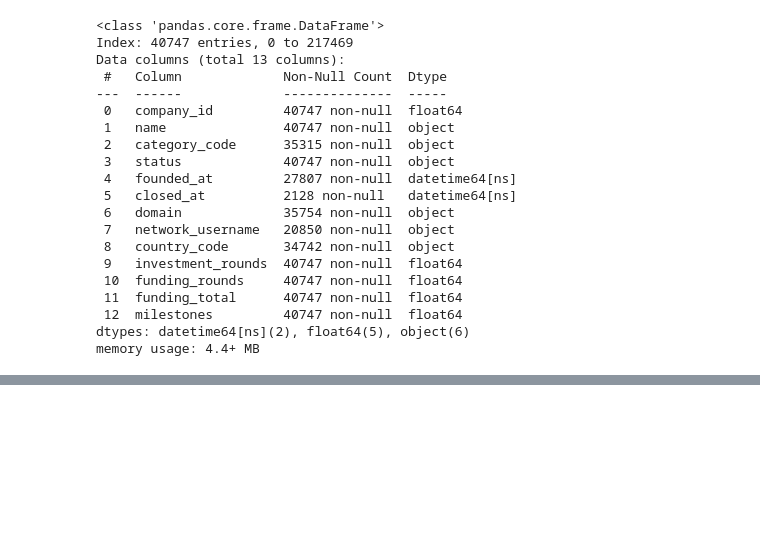
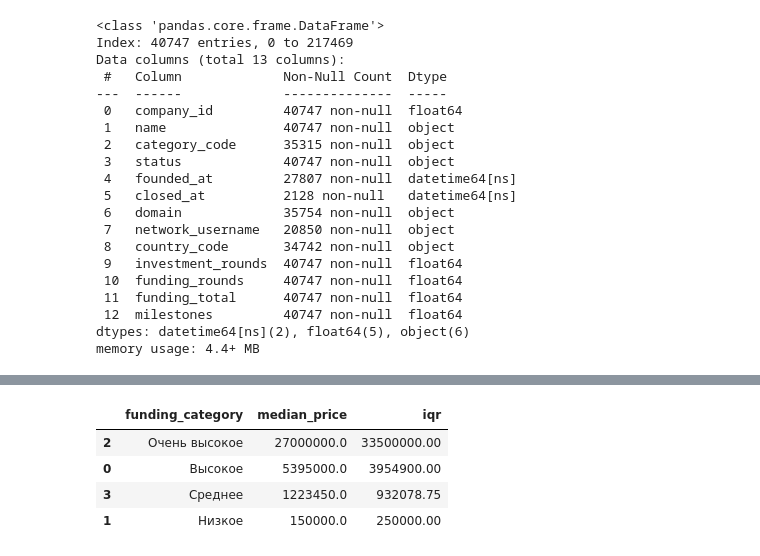
Before and after one commit to PsychoCoderrr/YPracticumProjects, a Jupyter notebook: FinalPythonProjectVer3.ipynb, the cells around one changed output, grey strips where cells are left out. Drawn from its saved outputs; the diff is of its cells as text; code cells hidden in the pictures; blank space fills up the shorter version.

```diff
--- a/FinalPythonProjectVer3.ipynb
+++ b/FinalPythonProjectVer3.ipynb
@@ -894,0 +966,33 @@ df_final_merged.head()
+# %%
+df_filtered = df_final_merged[df_final_merged['funding_total'] > 0]
+
+q1 = df_filtered['funding_total'].quantile(0.25)
+q2 = df_filtered['funding_total'].quantile(0.50)
+q3 = df_filtered['funding_total'].quantile(0.75)
+
+def categorize_funding(value):
+    if value <= q1:
+        return 'Низкое'
+    elif value <= q2:
+        return 'Среднее'
+    elif value <= q3:
+        return 'Высокое'
+    else:
+        return 'Очень высокое'
+
+df_filtered = df_filtered.copy()
+df_filtered['funding_category'] = df_filtered['funding_total'].apply(categorize_funding)
+
+df_category_stats = df_filtered.groupby('funding_category')['funding_total'].agg(
+    median_price='median',
+    iqr=lambda x: x.quantile(0.75) - x.quantile(0.25) #решил, что здесь будет удобно использовать лямбда функции для исследования размаха внутри категории
+
+).reset_index()
+df_sorted = df_category_stats.sort_values(by='median_price', ascending=False)
+df_sorted.head()
+# %% [output]
+|  | funding_category | median_price | iqr |
+| 2 | Очень высокое | 27000000.0 | 33500000.00 |
+| 0 | Высокое | 5395000.0 | 3954900.00 |
+| 3 | Среднее | 1223450.0 | 932078.75 |
+| 1 | Низкое | 150000.0 | 250000.00 |
```
Also changed, not shown: parts of 8 cells of this notebook.
